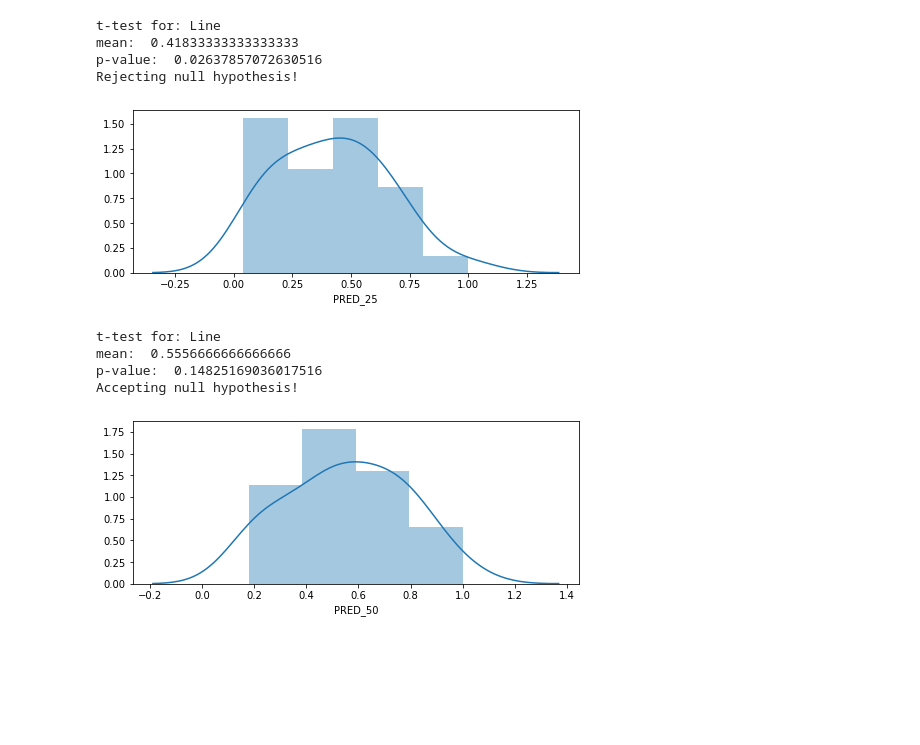
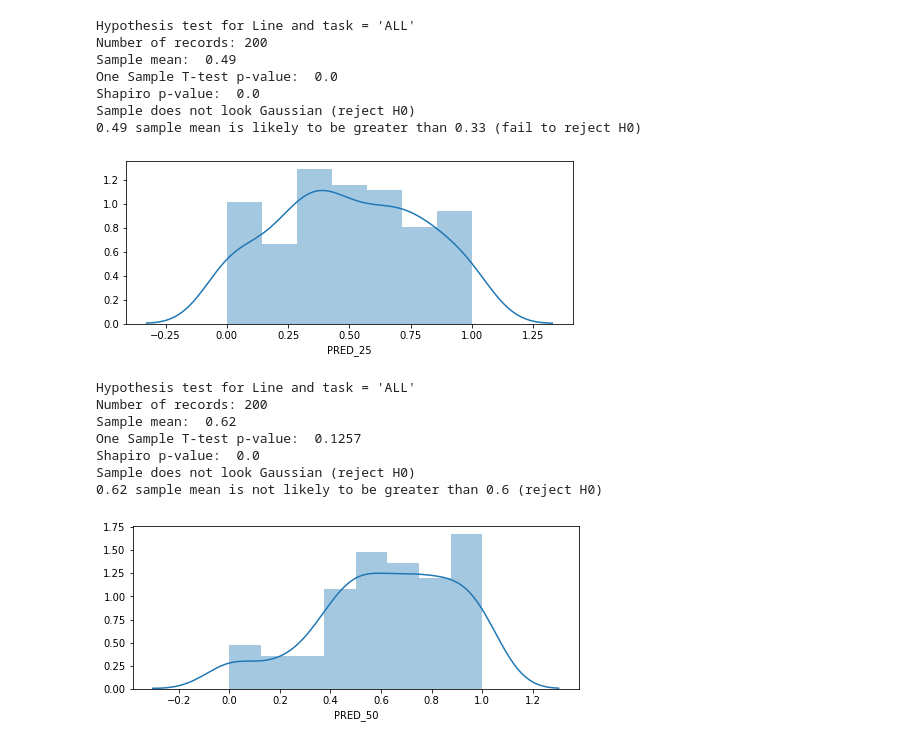
Before and after one commit to housemex408/iROIEstimator, a Jupyter notebook: scripts/notebook/results/hypothesis_1_ML.ipynb, the cells around one changed output. Drawn from its saved outputs; the diff is of its cells as text; code cells hidden in the pictures; blank space fills up the shorter version.

Commit message:
added shapiro test

```diff
--- a/scripts/notebook/results/hypothesis_1_ML.ipynb
+++ b/scripts/notebook/results/hypothesis_1_ML.ipynb
@@ -13,44 +14,69 @@ df = pd.read_csv(file)
 df.drop(df.columns[0], axis=1)
 df.dropna(subset=[c.PRED_25], inplace=True)
 df.dropna(subset=[c.PRED_50], inplace=True)
+df = df.sample(n=200)
 # %%
 # df.describe()
 # %%
 def hypothesisTest_Effort(model, task, pred, mean):
-    print("t-test for: {0}".format(model))
-    filter1 = df[c.MODEL] == model
-    filter2 = df[c.TASK] == task
-    filter3 = df[c.T_RECORDS] > 100
-    model_records = df[filter1 & filter2 & filter3]
-    model_records_mean = model_records[pred].mean()
-    print("mean: ", model_records_mean)
+    print("Hypothesis test for {0} and task = '{1}'".format(model, task))
+
+    model_records = None
+
+    if task != "ALL":
+        filter1 = df[c.MODEL] == model
+        filter2 = df[c.TASK] == task
+        model_records = df[filter1 & filter2]
+    else:
+        model_records = df
+
+    num_records = len(model_records)
+    model_records_mean = round(model_records[pred].mean(),2)
+
+    print("Number of records: {0}".format(num_records))
+    print("Sample mean: ", model_records_mean)
     ttest_result = ttest_1samp(model_records[pred], mean)
-    print("p-value: ", ttest_result.pvalue / 2)
+    print("One Sample T-test p-value: ", round(ttest_result.pvalue / 2, 4))
+    stat, p = shapiro(model_records[pred])
+    print("Shapiro p-value: ", round(p, 4))
 
-    if ttest_result.pvalue / 2 < 0.10:
-        print("Rejecting null hypothesis!")
+    if p > 0.05:
+        print('Sample looks Gaussian (fail to reject H0)')
     else:
-        print("Accepting null hypothesis!")
+        print('Sample does not look Gaussian (reject H0)')
+
+    if ttest_result.pvalue / 2 < 0.05:
+        print("{0} sample mean is likely to be greater than {1} (fail to reject H0)".format(model_records_mean, mean))
+    else:
+        print("{0} sample mean is not likely to be greater than {1} (reject H0)".format(model_records_mean, mean))
 
     plt.figure(figsize=(8,3))
     plt.tight_layout()
     sb.distplot(model_records[pred])
+# %%
+task = "ALL"
 # %%
 # t-test
-hypothesisTest_Effort(c.LINE, "BUG", c.PRED_25, 0.33)
+hypothesisTest_Effort(c.LINE, task, c.PRED_25, 0.33)
 # %% [output]
-t-test for: Line
-mean:  0.41833333333333333
-p-value:  0.02637857072630516
-Rejecting null hypothesis!
+Hypothesis test for Line and task = 'ALL'
+Number of records: 200
+Sample mean:  0.49
+One Sample T-test p-value:  0.0
+Shapiro p-value:  0.0
+Sample does not look Gaussian (reject H0)
+0.49 sample mean is likely to be greater than 0.33 (fail to reject H0)
-[figure, old version]
+[figure, new version]
 # %%
-hypothesisTest_Effort(c.LINE, "BUG", c.PRED_50, 0.60)
+hypothesisTest_Effort(c.LINE, task, c.PRED_50, 0.60)
 # %% [output]
-t-test for: Line
-mean:  0.5556666666666666
-p-value:  0.14825169036017516
-Accepting null hypothesis!
+Hypothesis test for Line and task = 'ALL'
+Number of records: 200
+Sample mean:  0.62
+One Sample T-test p-value:  0.1257
+Shapiro p-value:  0.0
+Sample does not look Gaussian (reject H0)
+0.62 sample mean is not likely to be greater than 0.6 (reject H0)
-[figure, old version]
+[figure, new version]
 # %%
 # t-test
```
Also changed, not shown: parts of 3 cells of this notebook, 4 other files.
